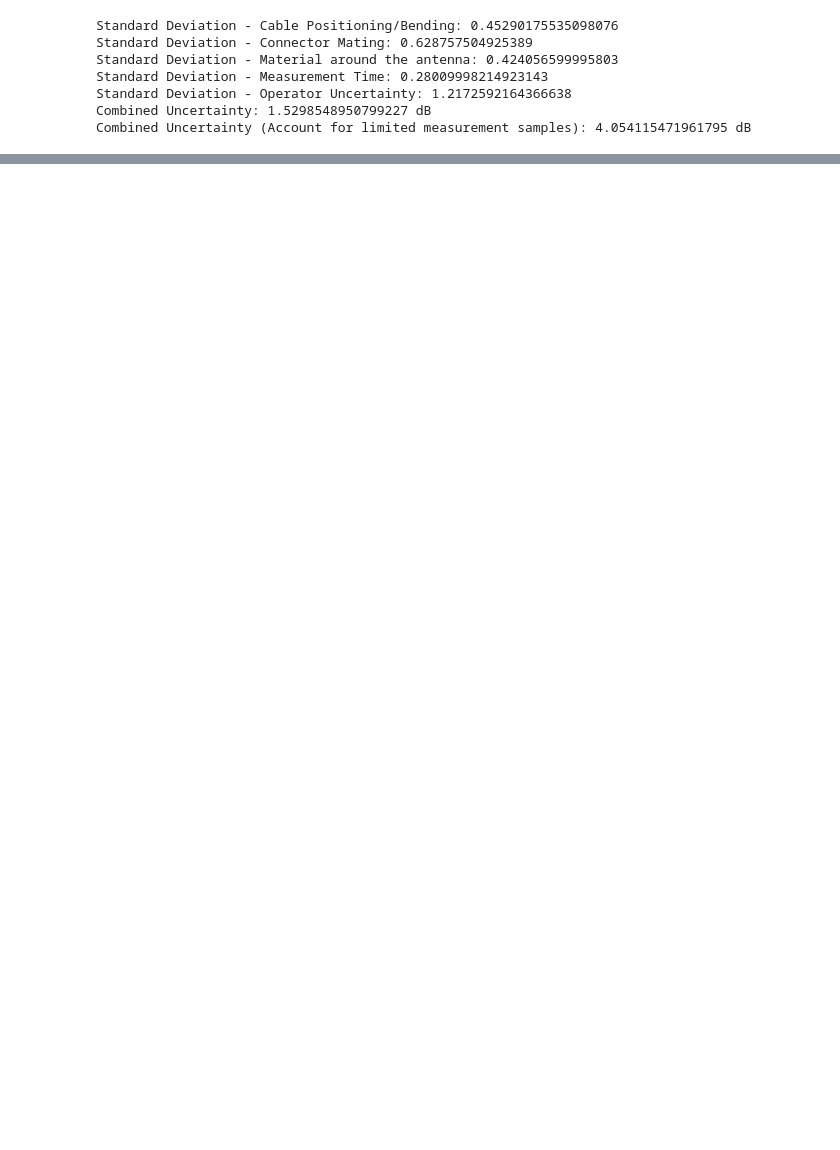
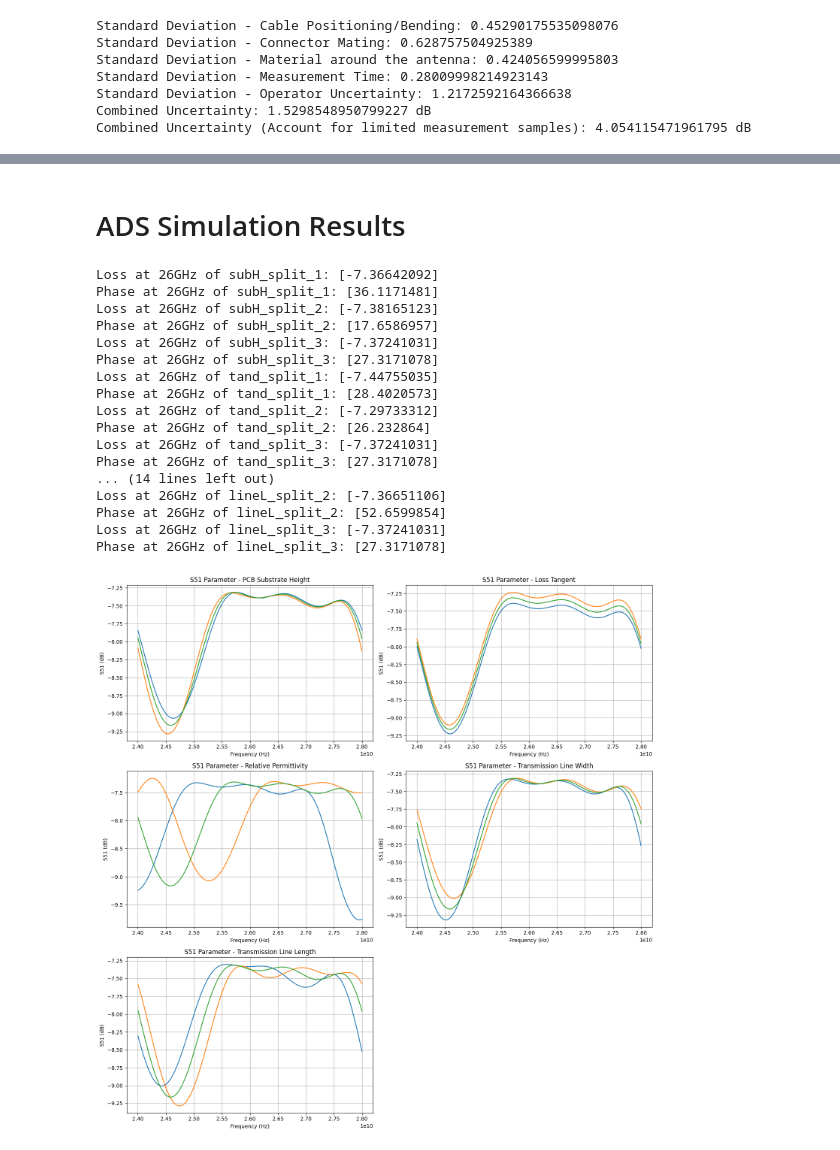
Before and after one commit to maestroque/phased-arrays, a Jupyter notebook: UncertaintyAnalysis.ipynb, the cells around one changed output, grey strips where cells are left out. Saved outputs shown, nothing was run; the diff lists cells and outputs as text; code cells hidden in the pictures; blank space fills up the shorter version.

```diff
--- a/UncertaintyAnalysis.ipynb
+++ b/UncertaintyAnalysis.ipynb
@@ -139,0 +323,66 @@ Combined Uncertainty (Account for limited measurement samples): 4.05411547196179
+# %% [markdown]
+# ADS Simulation Results
+# %%
+plt.figure(figsize=(15, 15))  # Increase the figure size to accommodate all plots
+
+# Plot S11 parameter for W50
+plt.subplot(3, 2, 1)  # Adjust the subplot layout to accommodate all plots
+plot_touchstone('subH_split', 5, 1, 24e9, 28e9, extension=".s5p", circuit="Splitter")
+plt.xlabel('Frequency (Hz)')
+plt.ylabel('S51 (dB)')
+plt.title('S51 Parameter - PCB Substrate Height')
+plt.grid(True)
+
+# Plot S11 parameter for W50
+plt.subplot(3, 2, 2)  # Adjust the subplot layout to accommodate all plots
+plot_touchstone('tand_split', 5, 1, 24e9, 28e9, extension=".s5p", circuit="Splitter")
+plt.xlabel('Frequency (Hz)')
+plt.ylabel('S51 (dB)')
+plt.title('S51 Parameter - Loss Tangent')
+plt.grid(True)
+
+# Plot S11 parameter for W50
+plt.subplot(3, 2, 3)  # Adjust the subplot layout to accommodate all plots
+plot_touchstone('er_split', 5, 1, 24e9, 28e9, extension=".s5p", circuit="Splitter")
+plt.xlabel('Frequency (Hz)')
+plt.ylabel('S51 (dB)')
+plt.title('S51 Parameter - Relative Permittivity')
+plt.grid(True)
+
+# Plot S11 parameter for W50
+plt.subplot(3, 2, 4)  # Adjust the subplot layout to accommodate all plots
+plot_touchstone('lineW_split', 5, 1, 24e9, 28e9, extension=".s5p", circuit="Splitter")
+plt.xlabel('Frequency (Hz)')
+plt.ylabel('S51 (dB)')
+plt.title('S51 Parameter - Transmission Line Width')
+plt.grid(True)
+
+# Plot S11 parameter for W50
+plt.subplot(3, 2, 5)  # Adjust the subplot layout to accommodate all plots
+plot_touchstone('lineL_split', 5, 1, 24e9, 28e9, extension=".s5p", circuit="Splitter")
+plt.xlabel('Frequency (Hz)')
+plt.ylabel('S51 (dB)')
+plt.title('S51 Parameter - Transmission Line Length')
+plt.grid(True)
+
+plt.tight_layout()
+plt.show()
+# %% [output]
+Loss at 26GHz of subH_split_1: [-7.36642092]
+Phase at 26GHz of subH_split_1: [36.1171481]
+Loss at 26GHz of subH_split_2: [-7.38165123]
+Phase at 26GHz of subH_split_2: [17.6586957]
+Loss at 26GHz of subH_split_3: [-7.37241031]
+Phase at 26GHz of subH_split_3: [27.3171078]
+Loss at 26GHz of tand_split_1: [-7.44755035]
+Phase at 26GHz of tand_split_1: [28.4020573]
+Loss at 26GHz of tand_split_2: [-7.29733312]
+Phase at 26GHz of tand_split_2: [26.232864]
+Loss at 26GHz of tand_split_3: [-7.37241031]
+Phase at 26GHz of tand_split_3: [27.3171078]
+... (14 lines left out)
+Loss at 26GHz of lineL_split_2: [-7.36651106]
+Phase at 26GHz of lineL_split_2: [52.6599854]
+Loss at 26GHz of lineL_split_3: [-7.37241031]
+Phase at 26GHz of lineL_split_3: [27.3171078]
+[figure, added]
```
Also changed, not shown: parts of 8 cells of this notebook, 17 other files.
